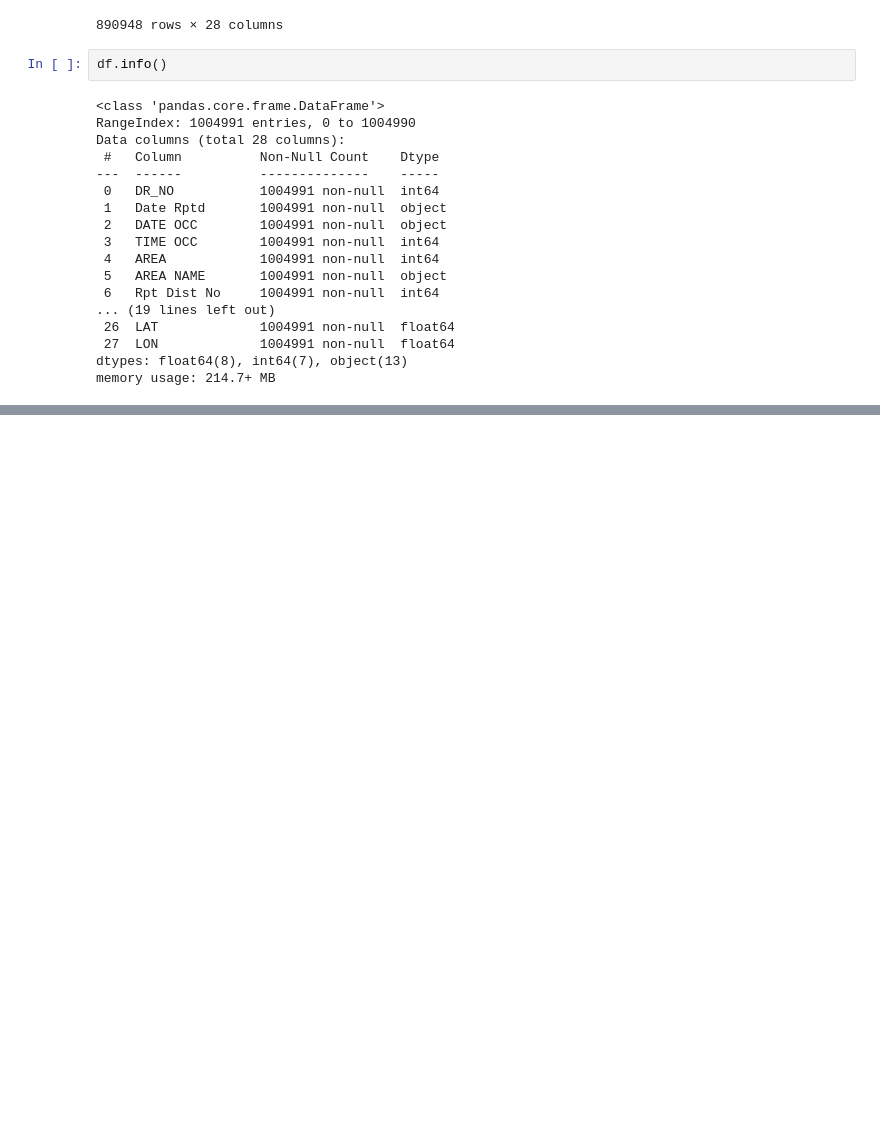
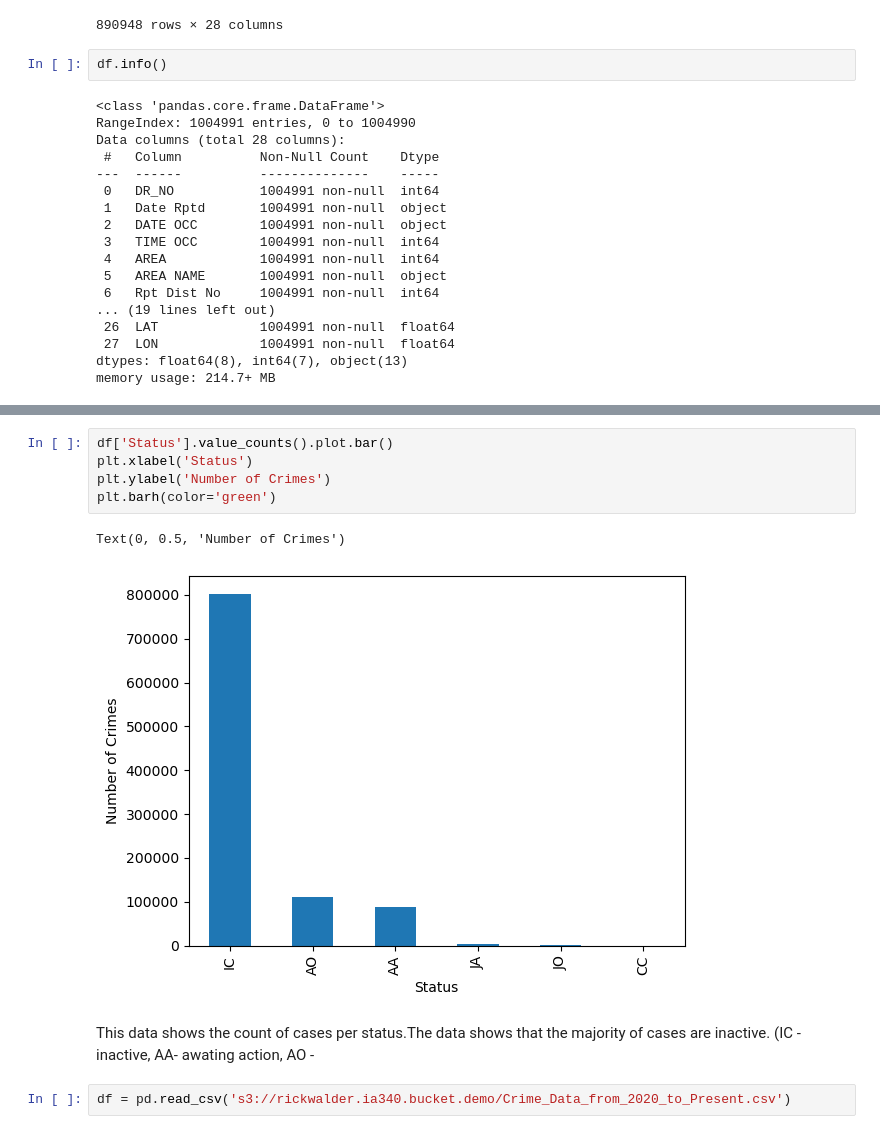
Before and after one commit to SR04634/SRickwalder_IA340_Repository, a Jupyter notebook: lab2.ipynb, the cells around one changed output, grey strips where cells are left out. Saved outputs shown, nothing was run; the diff lists cells and outputs as text; blank space fills up the shorter version.

```diff
--- a/lab2.ipynb
+++ b/lab2.ipynb
@@ -469,0 +196,12 @@ Name: Loc, dtype: object
+# %%
+df['Status'].value_counts().plot.bar()
+plt.xlabel('Status')
+plt.ylabel('Number of Crimes')
+plt.barh(color='green')
+# %% [output]
+Text(0, 0.5, 'Number of Crimes')
+[figure, added]
+# %% [markdown]
+This data shows the count of cases per status.The data shows that the majority of cases are inactive. (IC - inactive, AA- awating action, AO -
+# %%
+df = pd.read_csv('s3://rickwalder.ia340.bucket.demo/Crime_Data_from_2020_to_Present.csv')
```
Also changed, not shown: parts of 42 cells of this notebook.
